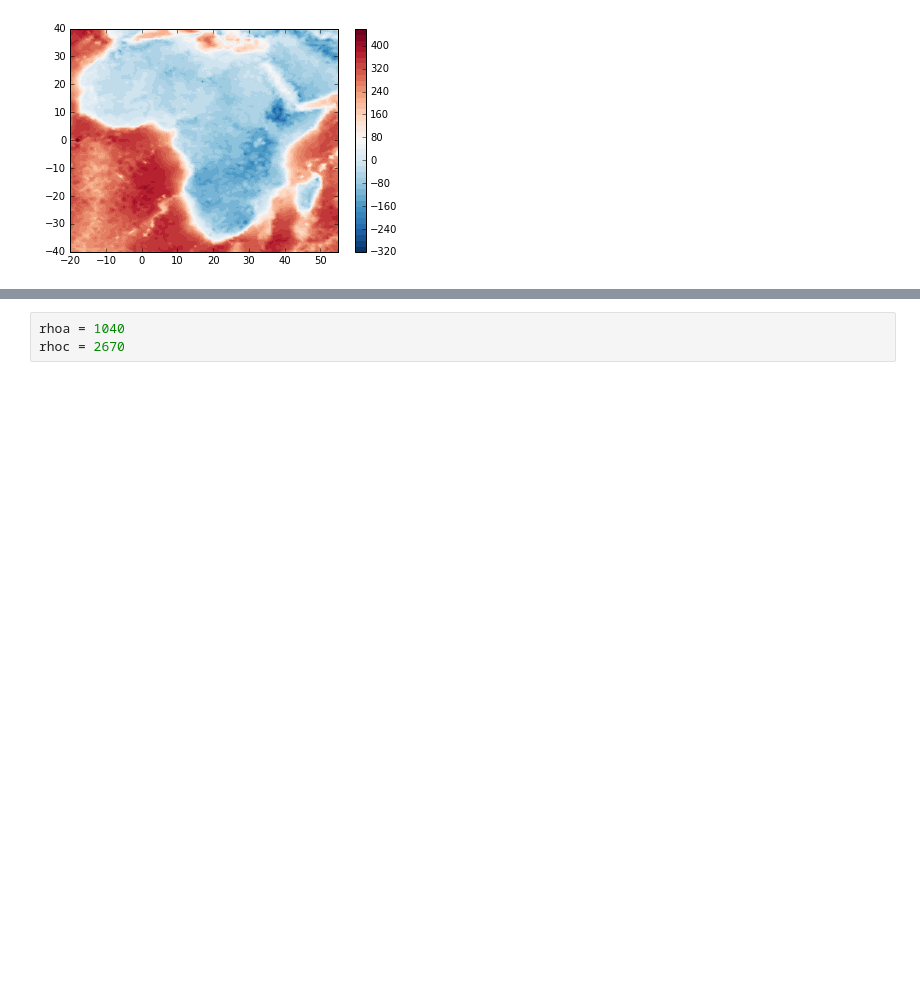
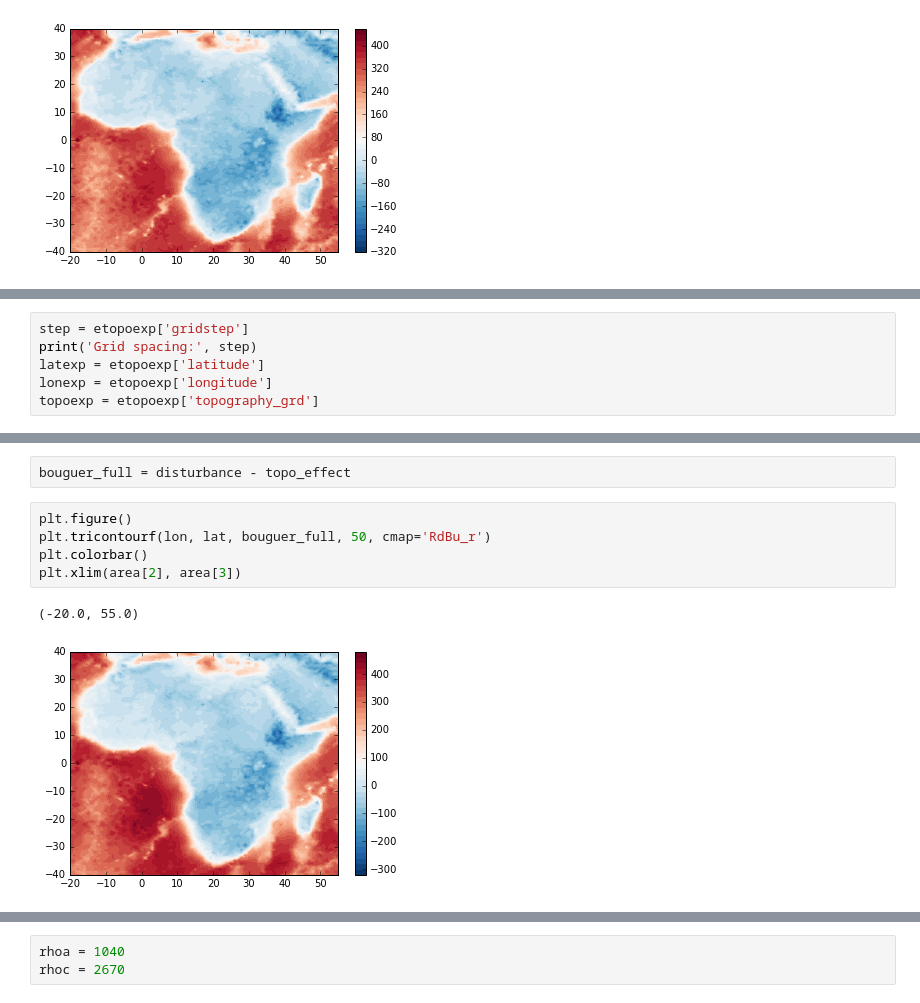
Before and after one commit to leouieda/africa-gravity, a Jupyter notebook: data_processing.ipynb, the cells around one changed output, grey strips where cells are left out. Cells and saved outputs as stored; diff of their text form; blank space fills up the shorter version.

```diff
--- a/data_processing.ipynb
+++ b/data_processing.ipynb
@@ -117,0 +143,6 @@ plt.xlim(area[2], area[3])
+# %%
+step = etopoexp['gridstep']
+print('Grid spacing:', step)
+latexp = etopoexp['latitude']
+lonexp = etopoexp['longitude']
+topoexp = etopoexp['topography_grd']
@@ -117,0 +178,10 @@ plt.xlim(area[2], area[3])
+# %%
+bouguer_full = disturbance - topo_effect
+# %%
+plt.figure()
+plt.tricontourf(lon, lat, bouguer_full, 50, cmap='RdBu_r')
+plt.colorbar()
+plt.xlim(area[2], area[3])
+# %% [output]
+(-20.0, 55.0)
+[figure, added]
```
Also changed, not shown: parts of 22 cells of this notebook, 1 other file.
